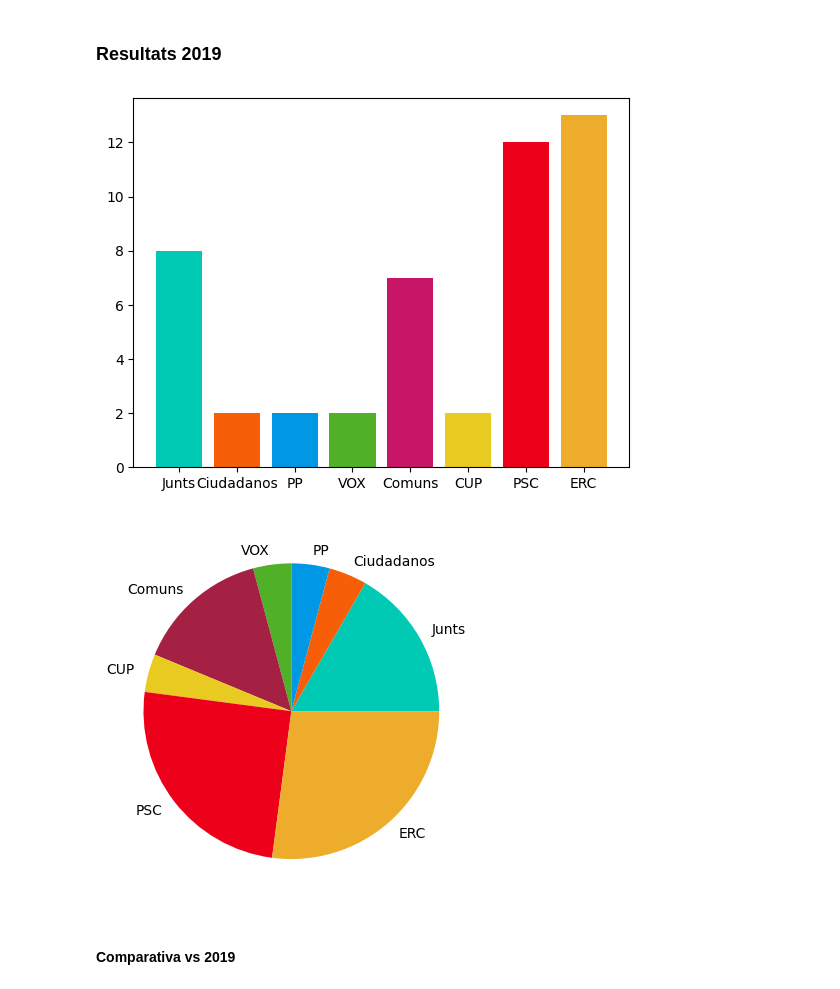
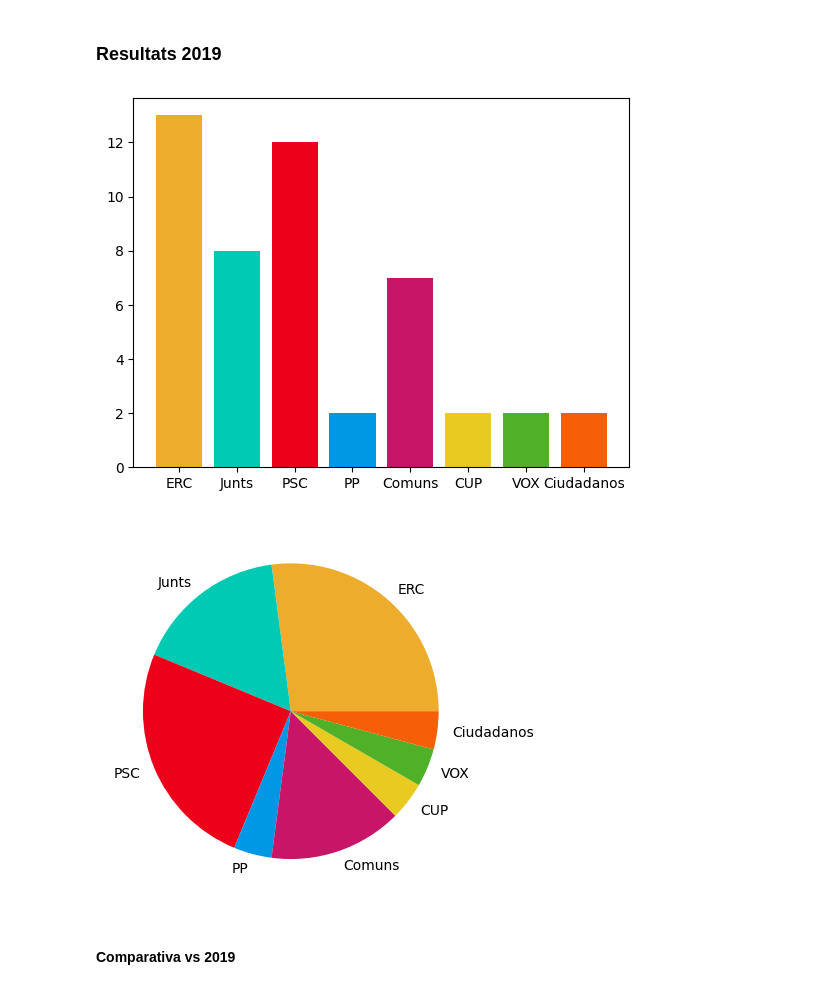
Before and after one commit to albaguti/ProjeccioEleccions, a Jupyter notebook: ProspeccioResultats.ipynb, the cells around one changed output. Drawn from its saved outputs; the diff is of its cells as text; code cells hidden in the pictures.

```diff
--- a/ProspeccioResultats.ipynb
+++ b/ProspeccioResultats.ipynb
@@ -180,5 +186,10 @@ dataLleida.style.applymap(lambda x: 'background-color : green' if x>=limit else
 | 2 | 16033 | 15841 | 10317 | 2819 | 211 | 3481 | 48 | 107 | 121 | ... |
 | 3 | 12025 | 11880 | 7738 | 2114 | 158 | 2611 | 36 | 80 | 91 | ... |
 # %%
-plt.hist(esconsRepartitsLleida);
+dict_resultatsLleida = {}
+for i in partits:
+    dict_resultatsLleida[i] = esconsRepartitsLleida.count(i)
+#["Erc","PSC","Junts","PP","Comuns","CUP","VOX","Ciudadanos"]
+
+plt.bar(list(dict_resultatsLleida.keys()),list(dict_resultatsLleida.values()), color=color1);
 # %% [output]
@@ -217,5 +228,10 @@ dataTarragona.style.applymap(lambda x: 'background-color : green' if x>=limit el
 | 4 | 14952 | 13487 | 14011 | 2611 | 791 | 2493 | 2034 | 358 | 3359 | 328 |
 | 5 | 12460 | 11239 | 11676 | 2176 | 659 | 2078 | 1695 | 298 | 2799 | 273 |
 # %%
-plt.hist(esconsRepartitsTarragona);
+dict_resultatsTarragona = {}
+for i in partits:
+    dict_resultatsTarragona[i] = esconsRepartitsTarragona.count(i)
+#["Erc","PSC","Junts","PP","Comuns","CUP","VOX","Ciudadanos"]
+
+plt.bar(list(dict_resultatsTarragona.keys()),list(dict_resultatsTarragona.values()), color=color1);
 # %% [output]
@@ -233,12 +253,11 @@ axs[1,1].hist(esconsRepartitsTarragona);
 <h4> Resultats globals
 # %%
 esconsCatalunya = esconsRepartitsBarcelona + esconsRepartitsGirona + esconsRepartitsLleida + esconsRepartitsTarragona
-partits = set(esconsCatalunya)
+
 dict_resultats = {}
 for i in partits:
     dict_resultats[i] = esconsCatalunya.count(i)
+#["Erc","PSC","Junts","PP","Comuns","CUP","VOX","Ciudadanos"]
 
-colors1 = [junts_rgb,pp_rgb,vox_rgb,comuns_rgb,cup_rgb, psc_rgb,erc_rgb]
-
-plt.bar(list(dict_resultats.keys()),list(dict_resultats.values()), color=colors1);
+plt.bar(list(dict_resultats.keys()),list(dict_resultats.values()), color=color1);
 # %% [output]
@@ -265,22 +283,18 @@ vox = ["VOX" for i in range(2)]
 ciudadanos = ["Ciudadanos" for i in range(2)]
 esconsCatalunya2019 = erc + psc + junts + comuns + pp + cup + vox + ciudadanos
 # %%
-partits = set(esconsCatalunya2019)
 dict_resultats2019 = {}
-for i in partits:
+for i in partits2019:
     dict_resultats2019[i] = esconsCatalunya2019.count(i)
 # %%
 
-colors1 = [junts_rgb,ciudadanos_rgb,pp_rgb,vox_rgb,comuns_rgb,cup_rgb, psc_rgb,erc_rgb]
-
-plt.bar(list(dict_resultats2019.keys()),list(dict_resultats2019.values()), color=colors1);
+plt.bar(list(dict_resultats2019.keys()),list(dict_resultats2019.values()), color=color2);
 # %% [output]
-[figure, old version]
+[figure, new version]
 # %%
-colors1 = [junts,ciudadanos,pp,vox,comuns,cup, psc,erc]
-plt.pie(list(dict_resultats2019.values()), labels = list(dict_resultats2019.keys()), colors=colors1);
+plt.pie(list(dict_resultats2019.values()), labels = list(dict_resultats2019.keys()), colors=color2);
 # %% [output]
-[figure, old version]
+[figure, new version]
 # %% [markdown]
 <h4> Comparativa vs 2019
 # %%
```
Also changed, not shown: parts of 9 cells of this notebook.
